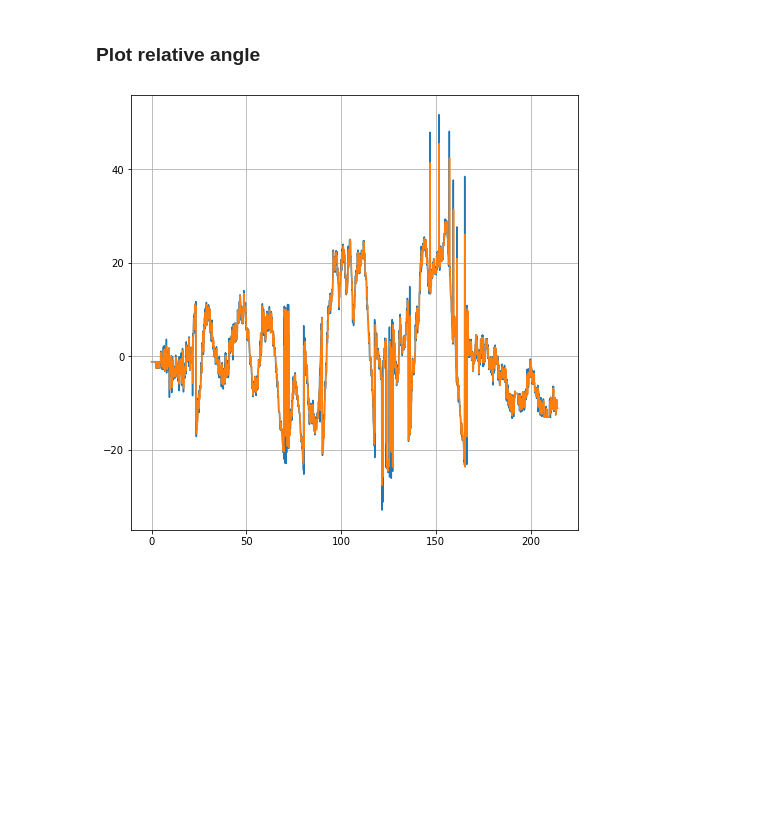
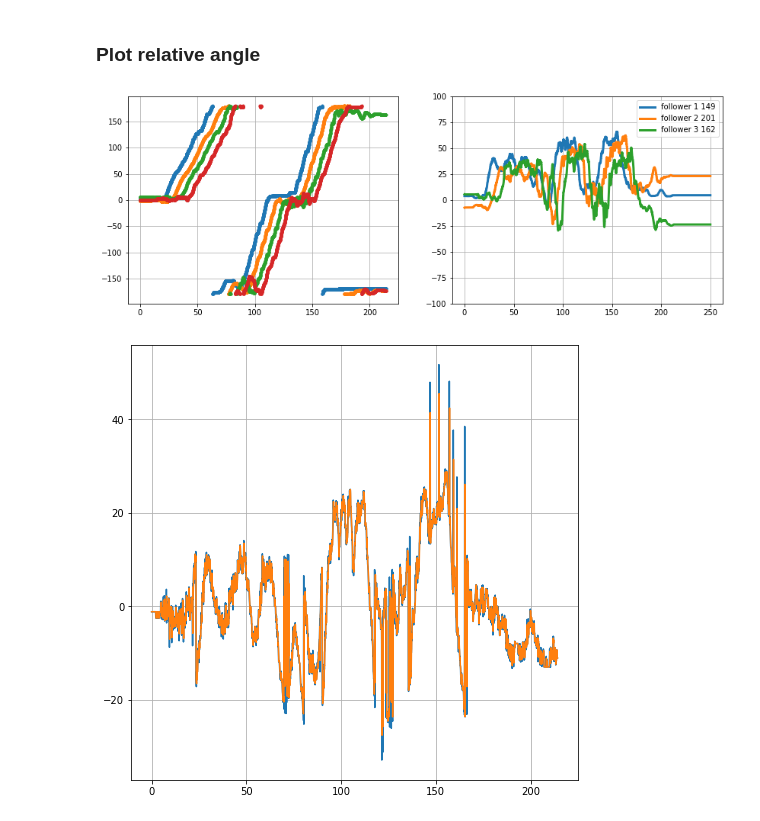
Before and after one commit to holyhenry/DSR_s_curve_tbot_test, a Jupyter notebook: plotting/scripts/data_visualize.ipynb, the cells around one changed output. Saved outputs shown, nothing was run; the diff lists cells and outputs as text; code cells hidden in the pictures; blank space fills up the shorter version.

Commit message:
update visualization

```diff
--- a/plotting/scripts/data_visualize.ipynb
+++ b/plotting/scripts/data_visualize.ipynb
@@ -7,8 +8,8 @@ import numpy as np
 # %%
-file_dsr = '/home/henrypcl/rosbag/dsr_path2.bag'
-file_pds = '/home/henrypcl/rosbag/pd_s_path2.bag'
-# file_dsr = '/Users/henrychang/DSR_s_curve_tbot_test/rosbag/dsr_path2.bag'
-# file_pds = '/Users/henrychang/DSR_s_curve_tbot_test/rosbag/pd_s_path2.bag'
+# file_dsr = '/home/henrypcl/rosbag/dsr_path2.bag'
+# file_pds = '/home/henrypcl/rosbag/pd_s_path2.bag'
+file_dsr = '/Users/henrychang/DSR_s_curve_tbot_test/rosbag/dsr_path2.bag'
+file_pds = '/Users/henrychang/DSR_s_curve_tbot_test/rosbag/pd_s_path2.bag'
 readbag_dsr = bagreader(file_dsr)
 readbag_pds = bagreader(file_pds)
 
@@ -233,3 +264,49 @@ data162 pds duration: 255.18761324882507 data length: 2553
+# %%
+from scipy.spatial.transform import Rotation as R
+
+r = R.from_quat(np.array([odom165_data_dsr['pose.pose.orientation.x'].to_numpy(),
+                          odom165_data_dsr['pose.pose.orientation.y'].to_numpy(),
+                          odom165_data_dsr['pose.pose.orientation.z'].to_numpy(),
+                          odom165_data_dsr['pose.pose.orientation.w'].to_numpy()]).T)
+head165_dsr = r.as_euler('zyx', degrees=True)[:,0]
+odom165_t_dsr_zoh, head165_dsr_zoh = zoh(odom165_t_dsr, head165_dsr)
+
+r = R.from_quat(np.array([odom149_data_dsr['pose.pose.orientation.x'].to_numpy(),
+                          odom149_data_dsr['pose.pose.orientation.y'].to_numpy(),
+                          odom149_data_dsr['pose.pose.orientation.z'].to_numpy(),
+                          odom149_data_dsr['pose.pose.orientation.w'].to_numpy()]).T)
+head149_dsr = r.as_euler('zyx', degrees=True)[:,0]
+odom149_t_dsr_zoh, head149_dsr_zoh = zoh(odom149_t_dsr, head149_dsr)
+
+r = R.from_quat(np.array([odom201_data_dsr['pose.pose.orientation.x'].to_numpy(),
+                          odom201_data_dsr['pose.pose.orientation.y'].to_numpy(),
+                          odom201_data_dsr['pose.pose.orientation.z'].to_numpy(),
+                          odom201_data_dsr['pose.pose.orientation.w'].to_numpy()]).T)
+head201_dsr = r.as_euler('zyx', degrees=True)[:,0]
+odom201_t_dsr_zoh, head201_dsr_zoh = zoh(odom201_t_dsr, head201_dsr)
+
+r = R.from_quat(np.array([odom162_data_dsr['pose.pose.orientation.x'].to_numpy(),
+                          odom162_data_dsr['pose.pose.orientation.y'].to_numpy(),
+                          odom162_data_dsr['pose.pose.orientation.z'].to_numpy(),
+                          odom162_data_dsr['pose.pose.orientation.w'].to_numpy()]).T)
+head162_dsr = r.as_euler('zyx', degrees=True)[:,0]
+odom162_t_dsr_zoh, head162_dsr_zoh = zoh(odom162_t_dsr, head162_dsr)
+
+fig, (ax1, ax2) = plt.subplots(1,2,figsize=(14,5))
+ax1.plot(odom165_t_dsr, head165_dsr, '.')
+ax1.plot(odom149_t_dsr, head149_dsr, '.')
+ax1.plot(odom201_t_dsr, head201_dsr, '.')
+ax1.plot(odom162_t_dsr, head162_dsr, '.')
+ax1.grid()
+
+ax2.plot(odom149_t_dsr_zoh, filter180(head165_dsr_zoh-head149_dsr_zoh), '-', linewidth=3, label='follower 1 149')
+ax2.plot(odom201_t_dsr_zoh, filter180(head149_dsr_zoh-head201_dsr_zoh), '-', linewidth=3, label='follower 2 201')
+ax2.plot(odom162_t_dsr_zoh, filter180(head201_dsr_zoh-head162_dsr_zoh), '-', linewidth=3, label='follower 3 162')
+ax2.set_ylim(-100, 100)
+ax2.legend()
+ax2.grid()
+# %% [output]
+[figure, added]
 # %%
 sensing149_data = pd.read_csv(readbag_dsr.message_by_topic('/tbot149/april_data_multi'), on_bad_lines='skip')
 sensing149_freq = readbag_dsr.topic_table['Frequency'][0]
```
Also changed, not shown: parts of 9 cells of this notebook, 10 other files.
